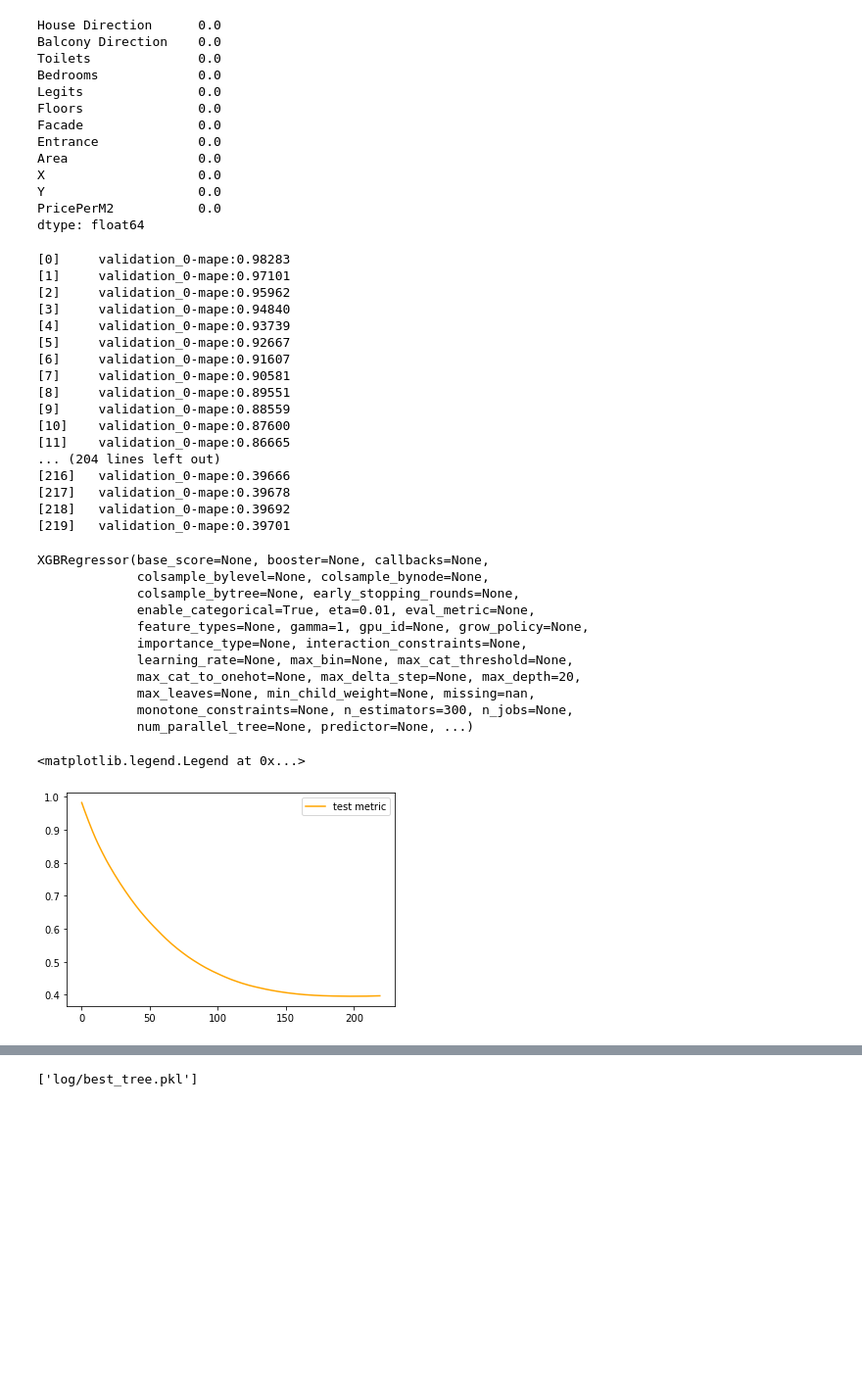
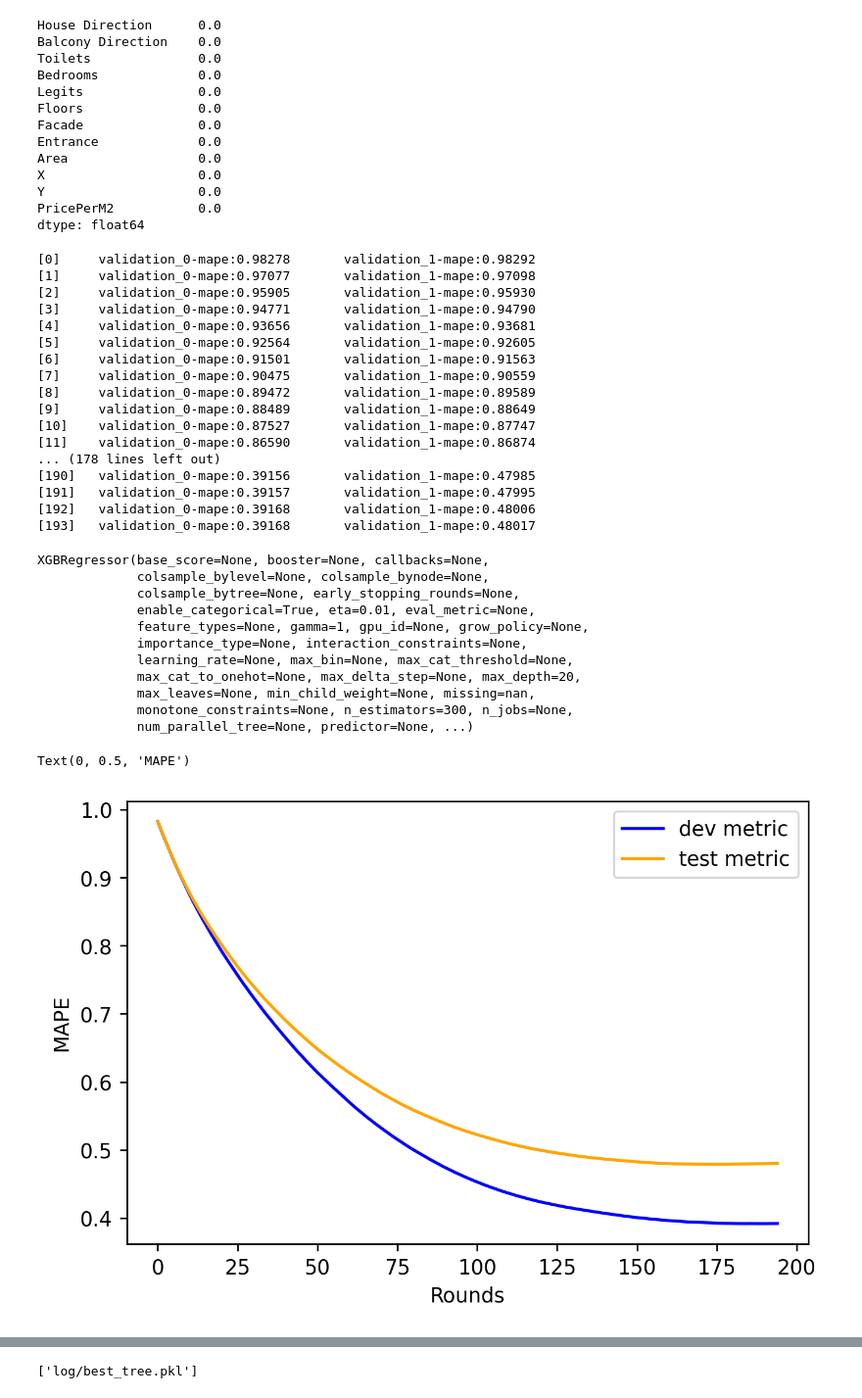
Before and after one commit to PhamVuHuyenTrang/Hanoi-Real-Estate-Analysis-and-Prediction, a Jupyter notebook: models/xgboost.ipynb, the cells around one changed output, grey strips where cells are left out. Shown at 98% size. Drawn from its saved outputs; the diff is of its cells as text; code cells hidden in the pictures; blank space fills up the shorter version.

```diff
--- a/models/xgboost.ipynb
+++ b/models/xgboost.ipynb
@@ -60,7 +60,7 @@ Y                    0.0
 PricePerM2           0.0
 dtype: float64
 # %%
-train, dev = train_test_split(train, test_size=0.2, random_state=0)
+train, dev = train_test_split(train, test_size=0.1, random_state=0)
 # %%
 features = train.columns.tolist()
 features.remove("PricePerM2")
@@ -69,23 +69,23 @@ xgb = XGBRegressor(n_estimators = 300, max_depth=20, eta=0.01, gamma=1, tree_met
 # %%
-xgb.fit(train[features], train["PricePerM2"], eval_set=[(dev[features], dev["PricePerM2"])], eval_metric="mape", early_stopping_rounds=20)
+xgb.fit(train[features], train["PricePerM2"], eval_set=[(dev[features], dev["PricePerM2"]), (test[features], test["PricePerM2"])], eval_metric="mape", early_stopping_rounds=20)
 # %% [output]
-[0]     validation_0-mape:0.98283
-[1]     validation_0-mape:0.97101
-[2]     validation_0-mape:0.95962
-[3]     validation_0-mape:0.94840
-[4]     validation_0-mape:0.93739
-[5]     validation_0-mape:0.92667
-[6]     validation_0-mape:0.91607
-[7]     validation_0-mape:0.90581
-[8]     validation_0-mape:0.89551
-[9]     validation_0-mape:0.88559
-[10]    validation_0-mape:0.87600
-[11]    validation_0-mape:0.86665
-... (204 lines left out)
-[216]   validation_0-mape:0.39666
-[217]   validation_0-mape:0.39678
-[218]   validation_0-mape:0.39692
-[219]   validation_0-mape:0.39701
+[0]     validation_0-mape:0.98278       validation_1-mape:0.98292
+[1]     validation_0-mape:0.97077       validation_1-mape:0.97098
+[2]     validation_0-mape:0.95905       validation_1-mape:0.95930
+[3]     validation_0-mape:0.94771       validation_1-mape:0.94790
+[4]     validation_0-mape:0.93656       validation_1-mape:0.93681
+[5]     validation_0-mape:0.92564       validation_1-mape:0.92605
+[6]     validation_0-mape:0.91501       validation_1-mape:0.91563
+[7]     validation_0-mape:0.90475       validation_1-mape:0.90559
+[8]     validation_0-mape:0.89472       validation_1-mape:0.89589
+[9]     validation_0-mape:0.88489       validation_1-mape:0.88649
+[10]    validation_0-mape:0.87527       validation_1-mape:0.87747
+[11]    validation_0-mape:0.86590       validation_1-mape:0.86874
+... (178 lines left out)
+[190]   validation_0-mape:0.39156       validation_1-mape:0.47985
+[191]   validation_0-mape:0.39157       validation_1-mape:0.47995
+[192]   validation_0-mape:0.39168       validation_1-mape:0.48006
+[193]   validation_0-mape:0.39168       validation_1-mape:0.48017
 XGBRegressor(base_score=None, booster=None, callbacks=None,
              colsample_bylevel=None, colsample_bynode=None,
              colsample_bytree=None, early_stopping_rounds=None,
@@ -102,12 +102,15 @@ with open("log/best_tree.txt", "w") as f:
     f.write(str(xgb.best_ntree_limit))
 # %%
 results = xgb.evals_result()
-#plt.plot(results["validation_0"]["mape"], c= "b", label="train metric")
-plt.plot(results["validation_0"]["mape"], c= "orange", label="test metric")
+plt.figure(dpi=250)
+plt.plot(results["validation_0"]["mape"], c= "b", label="dev metric")
+plt.plot(results["validation_1"]["mape"], c= "orange", label="test metric")
 plt.legend()
+plt.xlabel("Rounds")
+plt.ylabel("MAPE")
 # %% [output]
-<matplotlib.legend.Legend at 0x...>
+Text(0, 0.5, 'MAPE')
-[figure, old version]
+[figure, new version]
 # %%
 pred = xgb.predict(test[features],ntree_limit=xgb.best_ntree_limit)
 print(mape(test["PricePerM2"], pred))
```
Also changed, not shown: parts of 6 cells of this notebook, 14 other files.
